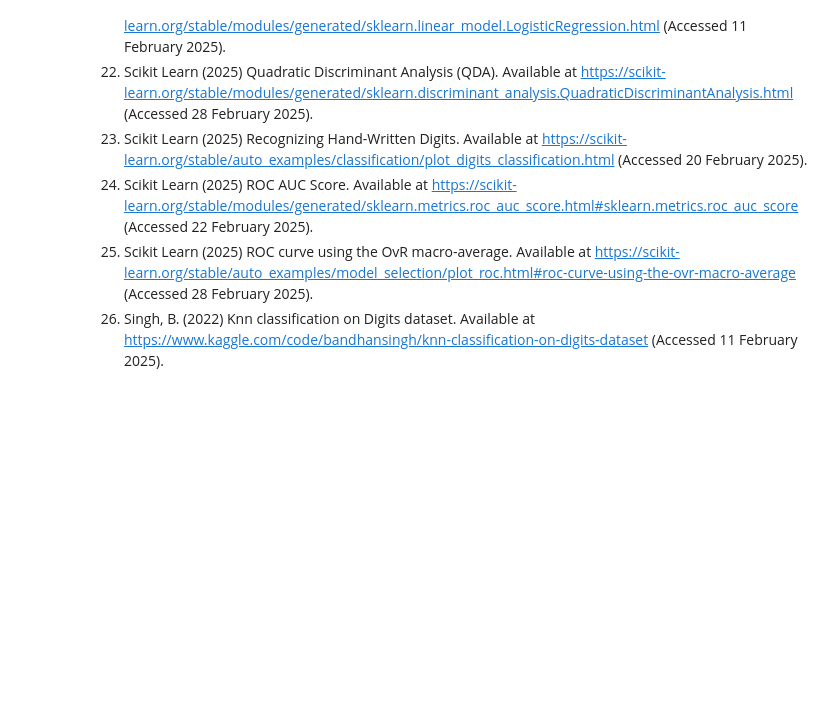
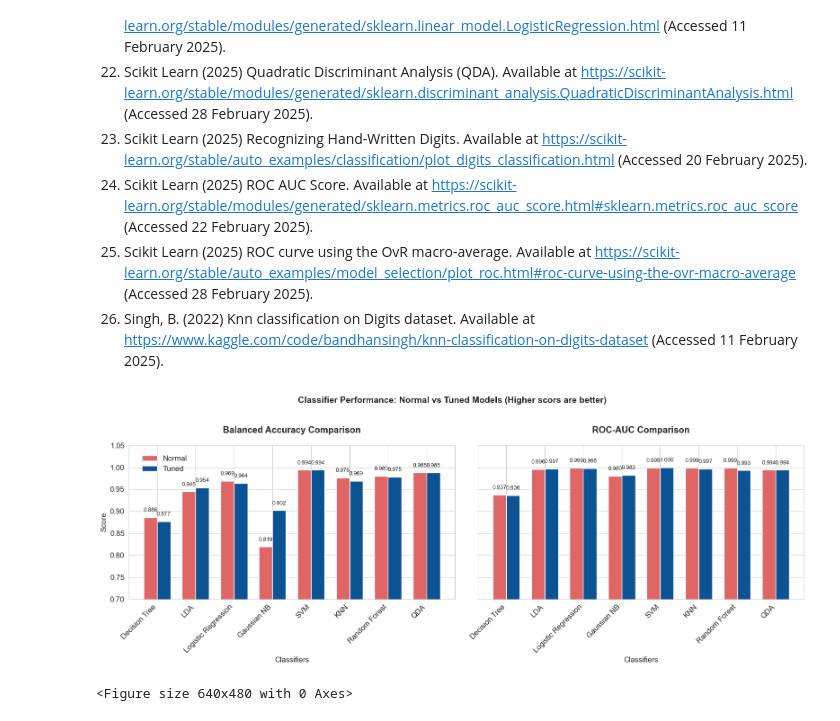
Before and after one commit to reghuramk/ml-group-project, a Jupyter notebook: C17521_CW1_Template.ipynb, the cells around one changed output. Cells and saved outputs as stored; diff of their text form; code cells hidden in the pictures; blank space fills up the shorter version.

Commit message:
Created classifier comparison image

```diff
--- a/C17521_CW1_Template.ipynb
+++ b/C17521_CW1_Template.ipynb
@@ -780,3 +780,83 @@ List any references you may have used in your document before, using one of the
 24. Scikit Learn (2025) ROC AUC Score. Available at https://scikit-learn.org/stable/modules/generated/sklearn.metrics.roc_auc_score.html#sklearn.metrics.roc_auc_score (Accessed 22 February 2025).
 25. Scikit Learn (2025) ROC curve using the OvR macro-average. Available at https://scikit-learn.org/stable/auto_examples/model_selection/plot_roc.html#roc-curve-using-the-ovr-macro-average (Accessed 28 February 2025).
 26. Singh, B. (2022) Knn classification on Digits dataset. Available at https://www.kaggle.com/code/bandhansingh/knn-classification-on-digits-dataset (Accessed 11 February 2025).
+# %%
+import numpy as np
+import matplotlib.pyplot as plt
+import seaborn as sns
+
+# Define classifiers and metrics
+classifiers = [
+    "Decision Tree", "LDA", "Logistic Regression", "Gaussian NB",
+    "SVM", "KNN", "Random Forest", "QDA"
+]
+
+# Performance data
+metrics = {
+    'Balanced Accuracy': {
+        'Normal': [0.886, 0.945, 0.969, 0.819, 0.994, 0.976, 0.980, 0.988],
+        'Tuned': [0.877, 0.954, 0.964, 0.902, 0.994, 0.969, 0.978, 0.988]
+    },
+    'ROC-AUC': {
+        'Normal': [0.937, 0.996, 0.999, 0.980, 0.999, 0.999, 0.999, 0.994],
+        'Tuned': [0.936, 0.997, 0.998, 0.982, 1.000, 0.997, 0.993, 0.994]
+    }
+}
+
+# Create figure with two subplots
+fig, (ax1, ax2) = plt.subplots(1, 2, figsize=(16, 6), sharey=True)
+sns.set_style("whitegrid")
+plt.rcParams['font.size'] = 12
+
+# Plot configuration
+x = np.arange(len(classifiers))
+width = 0.35
+colors = {'Normal': '#e06665', 'Tuned': '#0c5394'}
+
+## Balanced Accuracy Plot ##
+for i, (model_type, values) in enumerate(metrics['Balanced Accuracy'].items()):
+    offset = width * i
+    ax1.bar(x + offset, values, width, label=model_type, color=colors[model_type])
+    ax1.set_title("Balanced Accuracy Comparison", fontweight='bold', pad=20)
+    ax1.set_xticks(x + width/2)
+    ax1.set_xticklabels(classifiers, rotation=45, ha='right')
+    ax1.set_ylim(0.7, 1.05)
+
+    # Add data labels
+    for j, val in enumerate(values):
+        ax1.text(j + offset, val + 0.01, f"{val:.3f}",
+                ha='center', va='bottom', fontsize=9)
+
+## ROC-AUC Plot ##
+for i, (model_type, values) in enumerate(metrics['ROC-AUC'].items()):
+    offset = width * i
+    ax2.bar(x + offset, values, width, label=model_type, color=colors[model_type])
+    ax2.set_title("ROC-AUC Comparison", fontweight='bold', pad=20)
+    ax2.set_xticks(x + width/2)
+    ax2.set_xticklabels(classifiers, rotation=45, ha='right')
+    ax2.set_ylim(0.7, 1.05)
+
+    # Add data labels
+    for j, val in enumerate(values):
+        ax2.text(j + offset, val + 0.01, f"{val:.3f}",
+                ha='center', va='bottom', fontsize=9)
+
+# Common elements
+ax1.set_ylabel("Score", fontsize=12)
+ax1.set_xlabel("Classifiers", fontsize=12)
+ax2.set_xlabel("Classifiers", fontsize=12)
+ax1.legend(loc='upper left', bbox_to_anchor=(0.02, 0.98), frameon=False)
+ax2.legend().set_visible(False)
+
+plt.suptitle("Classifier Performance: Normal vs Tuned Models (Higher scors are better)",
+            fontsize=14, fontweight='bold', y=1.02)
+plt.tight_layout()
+plt.savefig("classifier_comparison_improved.png", dpi=300, bbox_inches='tight')
+plt.show()
+
+plt.tight_layout()
+plt.savefig("classifier_comparison.png", dpi=300)  # Save with 300 DPI for high resolution
+plt.show()
+# %% [output]
+[figure, added]
+<Figure size 640x480 with 0 Axes>
```
Also changed, not shown: parts of 1 cell of this notebook, 5 other files.
